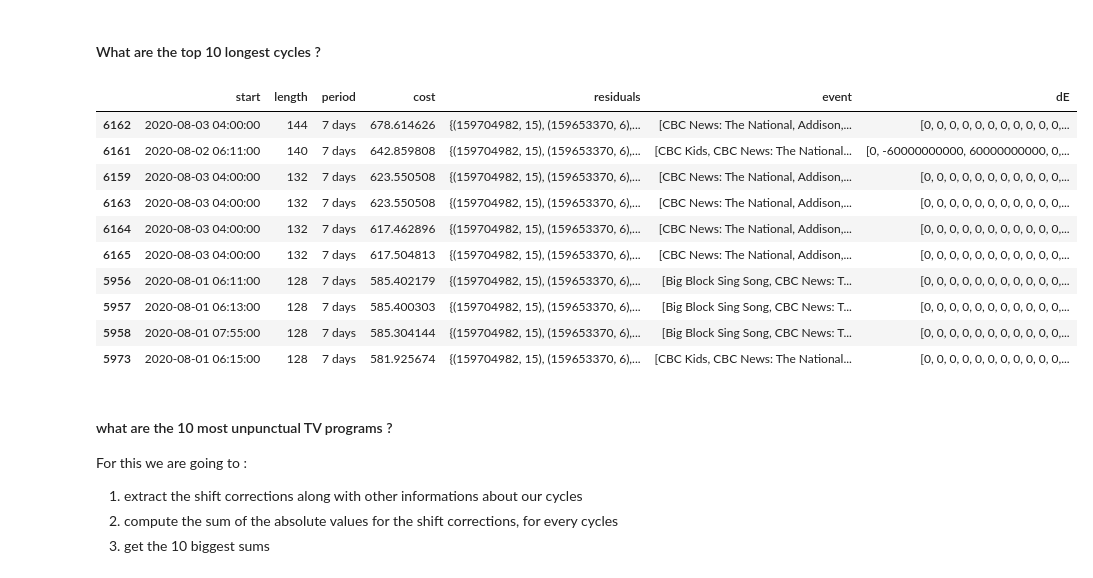
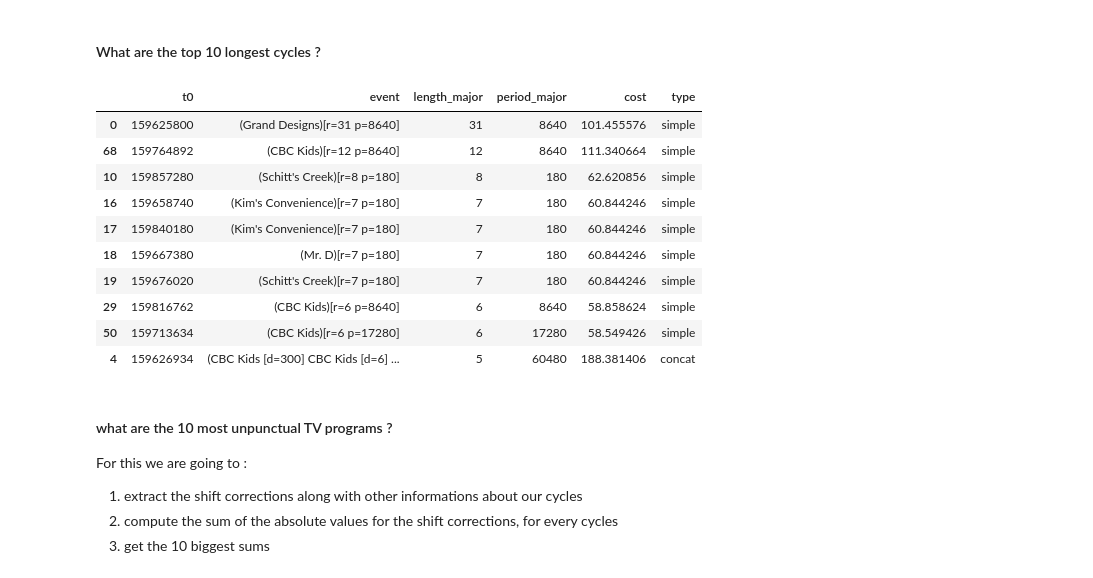
Before and after one commit to scikit-mine/scikit-mine, a Jupyter notebook: docs/tutorials/periodic/periodic_canadian_tv.ipynb, the cells around one changed output. Drawn from its saved outputs; the diff is of its cells as text; code cells hidden in the pictures.

```diff
--- a/docs/tutorials/periodic/periodic_canadian_tv.ipynb
+++ b/docs/tutorials/periodic/periodic_canadian_tv.ipynb
@@ -431,0 +437,2 @@ pcm.discover()
+# %%
+cycles = pcm.discover()
@@ -454,19 +473,19 @@ cycles[cycles["event"].apply(lambda x: "Arthur Shorts" in x)]
 # %% [markdown]
 #### What are the top 10 longest cycles ?
 # %%
-cycles.nlargest(10, ["length"])
+cycles.nlargest(10, ["length_major"])
 # %% [output]
-|  | start | length | period | cost | residuals | event | dE |
-| 6162 | 2020-08-03 04:00:00 | 144 | 7 days | 678.614626 | {(159704982, 15), (159653370, 6),... | [CBC News: The National, Addison,... | [0, 0, 0, 0, 0, 0, 0, 0, 0, 0, 0,... |
-| 6161 | 2020-08-02 06:11:00 | 140 | 7 days | 642.859808 | {(159704982, 15), (159653370, 6),... | [CBC Kids, CBC News: The National... | [0, -60000000000, 60000000000, 0,... |
-| 6159 | 2020-08-03 04:00:00 | 132 | 7 days | 623.550508 | {(159704982, 15), (159653370, 6),... | [CBC News: The National, Addison,... | [0, 0, 0, 0, 0, 0, 0, 0, 0, 0, 0,... |
-| 6163 | 2020-08-03 04:00:00 | 132 | 7 days | 623.550508 | {(159704982, 15), (159653370, 6),... | [CBC News: The National, Addison,... | [0, 0, 0, 0, 0, 0, 0, 0, 0, 0, 0,... |
-| 6164 | 2020-08-03 04:00:00 | 132 | 7 days | 617.462896 | {(159704982, 15), (159653370, 6),... | [CBC News: The National, Addison,... | [0, 0, 0, 0, 0, 0, 0, 0, 0, 0, 0,... |
-| 6165 | 2020-08-03 04:00:00 | 132 | 7 days | 617.504813 | {(159704982, 15), (159653370, 6),... | [CBC News: The National, Addison,... | [0, 0, 0, 0, 0, 0, 0, 0, 0, 0, 0,... |
-| 5956 | 2020-08-01 06:11:00 | 128 | 7 days | 585.402179 | {(159704982, 15), (159653370, 6),... | [Big Block Sing Song, CBC News: T... | [0, 0, 0, 0, 0, 0, 0, 0, 0, 0, 0,... |
-| 5957 | 2020-08-01 06:13:00 | 128 | 7 days | 585.400303 | {(159704982, 15), (159653370, 6),... | [Big Block Sing Song, CBC News: T... | [0, 0, 0, 0, 0, 0, 0, 0, 0, 0, 0,... |
-| 5958 | 2020-08-01 07:55:00 | 128 | 7 days | 585.304144 | {(159704982, 15), (159653370, 6),... | [Big Block Sing Song, CBC News: T... | [0, 0, 0, 0, 0, 0, 0, 0, 0, 0, 0,... |
-| 5973 | 2020-08-01 06:15:00 | 128 | 7 days | 581.925674 | {(159704982, 15), (159653370, 6),... | [CBC Kids, CBC News: The National... | [0, 0, 0, 0, 0, 0, 0, 0, 0, 0, 0,... |
+|  | t0 | event | length_major | period_major | cost | type |
+| 0 | 159625800 | (Grand Designs)[r=31 p=8640] | 31 | 8640 | 101.455576 | simple |
+| 68 | 159764892 | (CBC Kids)[r=12 p=8640] | 12 | 8640 | 111.340664 | simple |
+| 10 | 159857280 | (Schitt's Creek)[r=8 p=180] | 8 | 180 | 62.620856 | simple |
+| 16 | 159658740 | (Kim's Convenience)[r=7 p=180] | 7 | 180 | 60.844246 | simple |
+| 17 | 159840180 | (Kim's Convenience)[r=7 p=180] | 7 | 180 | 60.844246 | simple |
+| 18 | 159667380 | (Mr. D)[r=7 p=180] | 7 | 180 | 60.844246 | simple |
+| 19 | 159676020 | (Schitt's Creek)[r=7 p=180] | 7 | 180 | 60.844246 | simple |
+| 29 | 159816762 | (CBC Kids)[r=6 p=8640] | 6 | 8640 | 58.858624 | simple |
+| 50 | 159713634 | (CBC Kids)[r=6 p=17280] | 6 | 17280 | 58.549426 | simple |
+| 4 | 159626934 | (CBC Kids [d=300] CBC Kids [d=6] ... | 5 | 60480 | 188.381406 | concat |
 # %% [markdown]
 #### what are the 10 most unpunctual TV programs ?
 For this we are going to :
```
Also changed, not shown: parts of 26 cells of this notebook, 4 other files.
